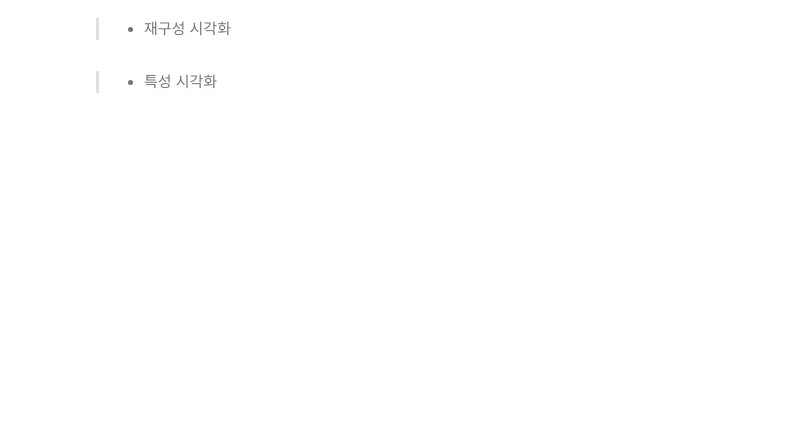
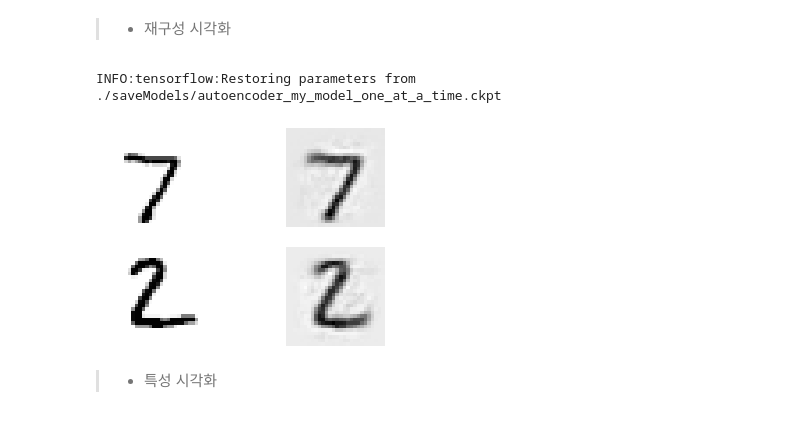
Before and after one commit to link-kut/hands_on_ml_link, a Jupyter notebook: 15-1.ipynb, the cells around one changed output. Drawn from its saved outputs; the diff is of its cells as text; code cells hidden in the pictures; blank space fills up the shorter version.

```diff
--- a/15-1.ipynb
+++ b/15-1.ipynb
@@ -822,6 +828,6 @@ with tf.Session() as sess:
             sess.run(training_op, feed_dict={X: X_batch})
         loss_train = reconstruction_loss.eval(feed_dict={X: X_batch})
         print("\r{}".format(epoch), "Train MSE:", loss_train)
-        saver.save(sess, "./my_model_tying_weights.ckpt")
+        saver.save(sess, "./saveModels/autoencoder_my_model_tying_weights.ckpt")
 
 print("--- %s seconds ---" %(time.time() - start_time))
@@ -997,6 +1024,6 @@ with tf.Session() as sess:
                 sess.run(training_ops[phase], feed_dict={X: X_batch})
             loss_train = reconstruction_losses[phase].eval(feed_dict={X: X_batch})
             print("\r{}".format(epoch), "Train MSE:", loss_train)
-            saver.save(sess, "./my_model_one_at_a_time.ckpt")
+            saver.save(sess, "./saveModels/autoencoder_my_model_one_at_a_time.ckpt")
     loss_test = reconstruction_loss.eval(feed_dict={X: mnist.test.images})
     print("Test MSE:", loss_test)
@@ -1030,6 +1069,6 @@ with tf.Session() as sess:
                     sess.run(training_ops[phase], feed_dict=feed_dict)
             loss_train = reconstruction_losses[phase].eval(feed_dict=feed_dict)
             print("\r{}".format(epoch), "Train MSE:", loss_train)
-            saver.save(sess, "./my_model_cache_frozen.ckpt")
+            saver.save(sess, "./saveModels/autoencoder_my_model_cache_frozen.ckpt")
     loss_test = reconstruction_loss.eval(feed_dict={X: mnist.test.images})
     print("Test MSE:", loss_test)
@@ -1038,20 +1089,23 @@ with tf.Session() as sess:
 # %%
 n_test_digits = 2
 X_test = mnist.test.images[:n_test_digits]
 
 with tf.Session() as sess:
-    saver.restore(sess, "./my_model_one_at_a_time.ckpt") # not shown in the book
+    saver.restore(sess, "./saveModels/autoencoder_my_model_one_at_a_time.ckpt") # not shown in the book
     outputs_val = outputs.eval(feed_dict={X: X_test})
 
 def plot_image(image, shape=[28, 28]):
     plt.imshow(image.reshape(shape), cmap="Greys", interpolation="nearest")
     plt.axis("off")
 
 for digit_index in range(n_test_digits):
     plt.subplot(n_test_digits, 2, digit_index * 2 + 1)
     plot_image(X_test[digit_index])
     plt.subplot(n_test_digits, 2, digit_index * 2 + 2)
     plot_image(outputs_val[digit_index])
+# %% [output]
+INFO:tensorflow:Restoring parameters from ./saveModels/autoencoder_my_model_one_at_a_time.ckpt
+[figure, added]
 # %% [markdown]
 > * 특성 시각화
 # %%
```
Also changed, not shown: parts of 25 cells of this notebook.
